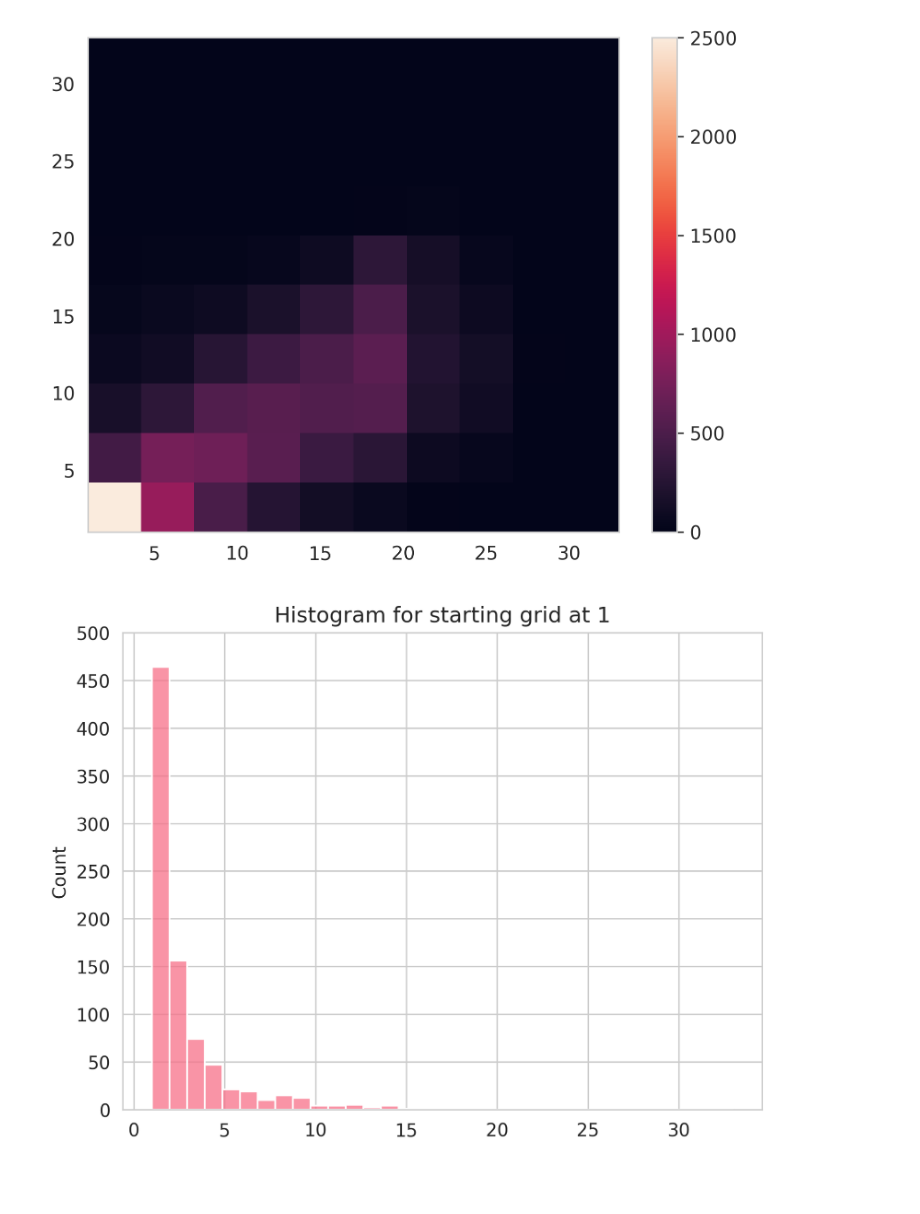
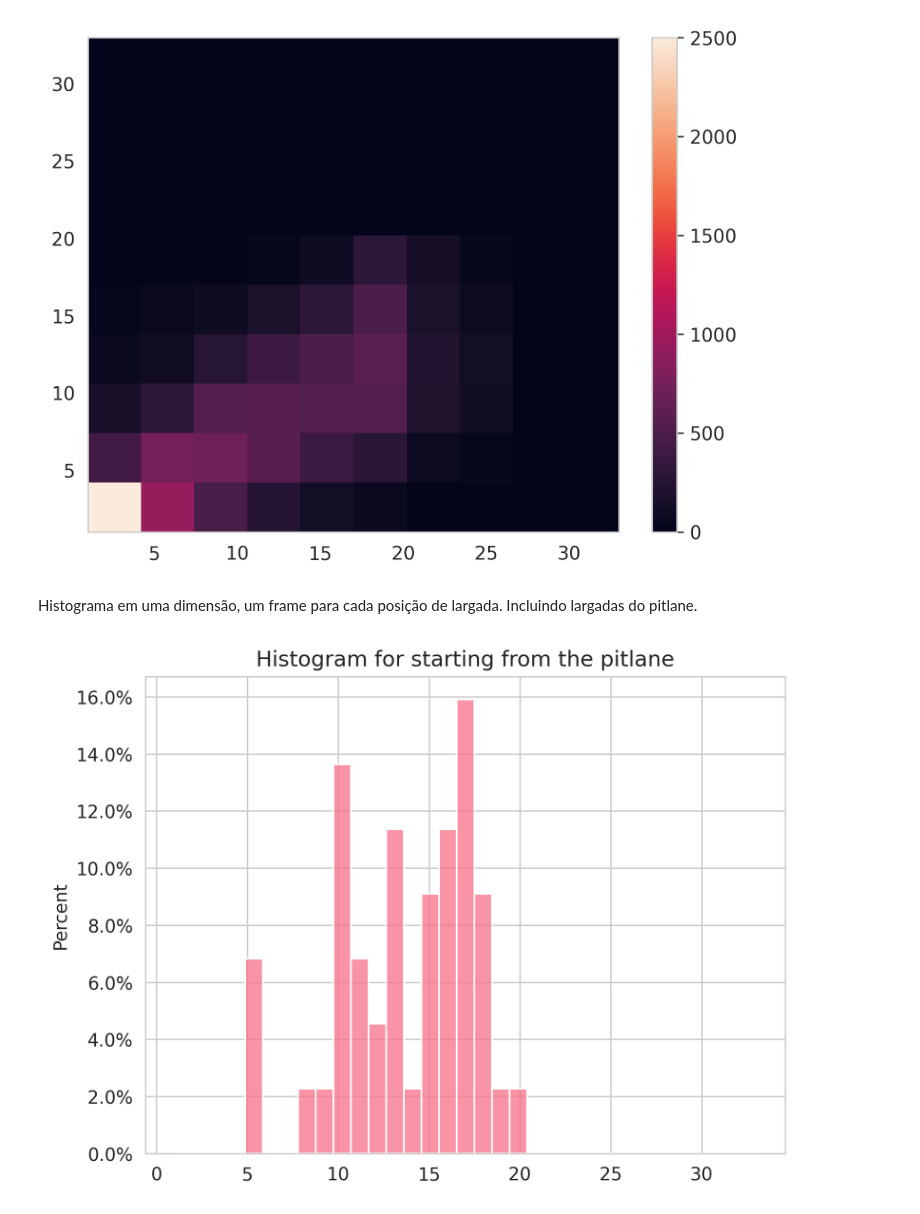
Before and after one commit to GuiCT/data-science-uni, a Jupyter notebook: analysis.ipynb, the cells around one changed output. Cells and saved outputs as stored; diff of their text form; code cells hidden in the pictures; blank space fills up the shorter version.

```diff
--- a/analysis.ipynb
+++ b/analysis.ipynb
@@ -276,0 +277,3 @@ result_df_raw
+# %%
+status_df_raw = pd.read_csv(".data/status.csv")
+status_df_raw
@@ -276,0 +298,14 @@ result_df_raw
+# %%
+dnf_df = result_df_raw[[
+    "driverId",
+    "raceId",
+    "grid",
+    "position",
+    "statusId",
+]].copy()
+dnf_df["grid"] = pd.to_numeric(dnf_df["grid"], "coerce")
+dnf_df["position"] = pd.to_numeric(dnf_df["position"], "coerce")
+dnf_df = dnf_df[dnf_df["position"].isnull()]
+dnf_df = dnf_df.join(status_df_raw.set_index("statusId"), on="statusId")
+dnf_df.drop(columns=["statusId"], inplace=True)
+dnf_df
@@ -280,34 +386,40 @@ position_grid_df = result_df_raw[[
     "position",
 ]].copy()
 position_grid_df["grid"] = pd.to_numeric(position_grid_df["grid"], "coerce")
-position_grid_df["position"] = pd.to_numeric(position_grid_df["position"], "coerce", "integer")
+position_grid_df["position"] = pd.to_numeric(position_grid_df["position"], "coerce")
 position_grid_df = position_grid_df.dropna()
 position_grid_df["position"] = position_grid_df["position"].astype(int)
-position_grid_df = position_grid_df.query("grid > 0 & position > 0")
-plt.hist2d(position_grid_df["grid"], position_grid_df["position"], (10, 10))
+ignored_pitlane_df = position_grid_df.query("grid > 0")
+plt.hist2d(ignored_pitlane_df["grid"], ignored_pitlane_df["position"], (10, 10))
 plt.colorbar()
 plt.show()
+del ignored_pitlane_df
 # %% [output]
 [figure]
+# %% [markdown]
+Histograma em uma dimensão, um frame para cada posição de largada. Incluindo largadas do pitlane.
 # %%
-# It would be interesting to show how many DNFs we have in this. For now, only ignoring.
 import numpy as np
 import matplotlib.animation as animation
-from matplotlib.ticker import MaxNLocator
+from matplotlib.ticker import MaxNLocator, PercentFormatter
 
 fig, ax = plt.subplots()
 x = np.unique(position_grid_df['grid'].sort_values().values)
 
 def update(frame):
     this_x = x[frame]
     this_data = position_grid_df[position_grid_df["grid"] == this_x]["position"].values
     ax.cla()
-    sns.histplot(this_data, bins=33, binrange=(1, 33), ax=ax)
-    ax.set_title(f'Histogram for starting grid at {this_x}')
+    sns.histplot(this_data, bins=33, binrange=(1, 33), ax=ax, stat='percent')
+    if this_x == 0:
+        title = "Histogram for starting from the pitlane"
+    else:
+        title = f"Histogram for starting grid at {this_x}"
+    ax.set_title(title)
     ax.yaxis.set_major_locator(MaxNLocator(integer=True))
-    ax.set_ylim([0, 500])
+    ax.yaxis.set_major_formatter(PercentFormatter())
 
 anim = animation.FuncAnimation(fig=fig, func=update, frames=len(x))
-anim.save("test.mp4")
+anim.save(".animations/gridxpos.mp4")
 # %% [output]
-[figure, old version]
+[figure, new version]
```
Also changed, not shown: parts of 16 cells of this notebook, 1 other file.
